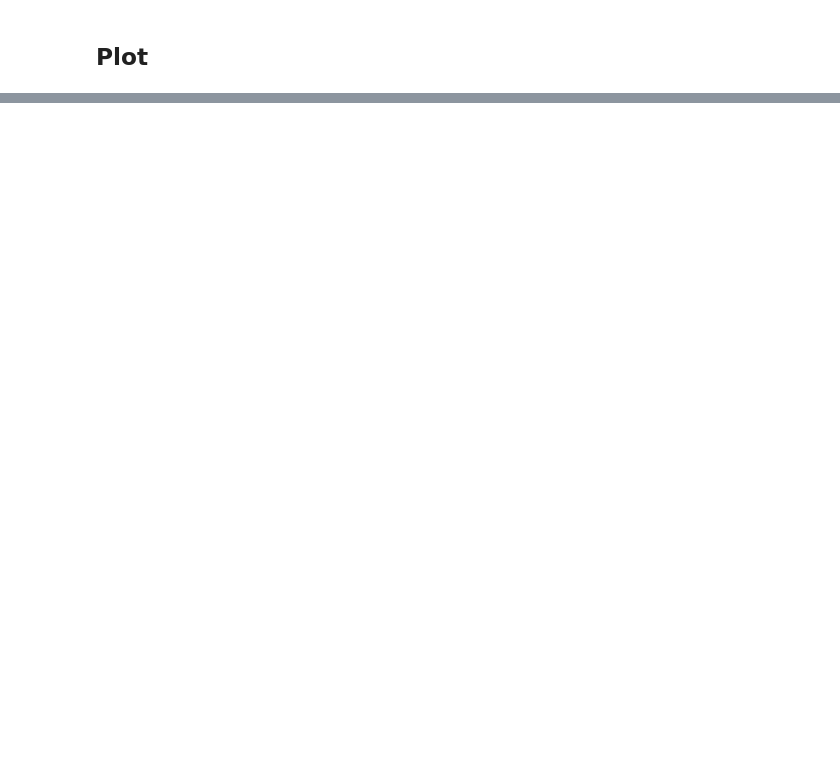
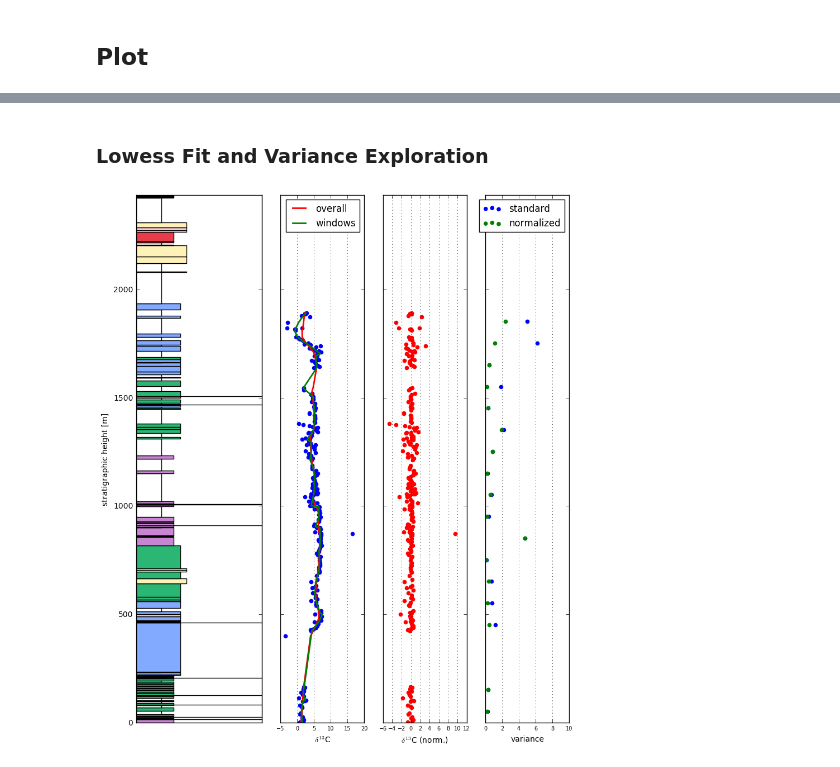
Before and after one commit to yuempark/pystrat, a Jupyter notebook: pyStrat_draft.ipynb, the cells around one changed output, grey strips where cells are left out. Cells and saved outputs as stored; diff of their text form; code cells hidden in the pictures; blank space fills up the shorter version.

Commit message:
added lowess and variance calculation functionality

```diff
--- a/pyStrat_draft.ipynb
+++ b/pyStrat_draft.ipynb
@@ -39,2 +40,7 @@ Colour and width check passed.
+# %%
+lowess_all = lowess_fit(data['CHEM_d13C'], data['CHEM_HEIGHT'], frac=0.1)
+variances, strat_height_mids = scatter_variance(data['CHEM_HEIGHT'], data['CHEM_d13C'], 100, mode='standard')
+norm_variances, strat_height_mids, lowess_norm, norm_d13C, heights = scatter_variance(data['CHEM_HEIGHT'], data['CHEM_d13C'],\
+                                                                                      100, mode='normalized', frac=1)
 # %% [markdown]
 ## Plot
@@ -75,0 +88,36 @@ plt.show(fig)
+# %% [markdown]
+### Lowess Fit and Variance Exploration
+# %%
+# the backbone of the plot
+strat_ratio = 0.005
+figwidth = 10
+width_ratios = [3,2,2,2]
+fig, axs = initiate_figure(data, formatting, strat_ratio, figwidth, width_ratios)
+
+# additional data axes
+# note that the added data axes can pull data from anywhere - they do not have to come from the data.csv
+add_data_axis(fig, axs, 1, data['CHEM_d13C'], data['CHEM_HEIGHT'], 'scatter', color='blue', label='_nolegend_')
+add_data_axis(fig, axs, 1, lowess_all[:,1], lowess_all[:,0], 'plot', color='red', linewidth=2, label='overall')
+add_data_axis(fig, axs, 1, lowess_norm[:,1], lowess_norm[:,0], 'plot', color='green', linewidth=2, label='windows')
+add_data_axis(fig, axs, 2, norm_d13C, heights, 'scatter', color='red')
+add_data_axis(fig, axs, 3, variances, strat_height_mids, 'scatter', color = 'blue', label='standard')
+add_data_axis(fig, axs, 3, norm_variances, strat_height_mids, 'scatter', color='green', label='normalized')
+
+# for now make style changes using the axis handles, in the standard matplotlib manner
+axs[1].set_xlabel('$\delta^{13}$C')
+axs[1].legend()
+
+axs[2].set_xlabel('$\delta^{13}$C (norm.)')
+
+axs[3].set_xlabel('variance')
+axs[3].set_xlim(0,10)
+axs[3].legend()
+
+for i in range(1,len(axs)):
+    axs[i].xaxis.grid()
+    for tick in axs[i].xaxis.get_major_ticks():
+        tick.label.set_fontsize(7)
+
+plt.show(fig)
+# %% [output]
+[figure, added]
```
Also changed, not shown: parts of 4 cells of this notebook, 2 other files.
